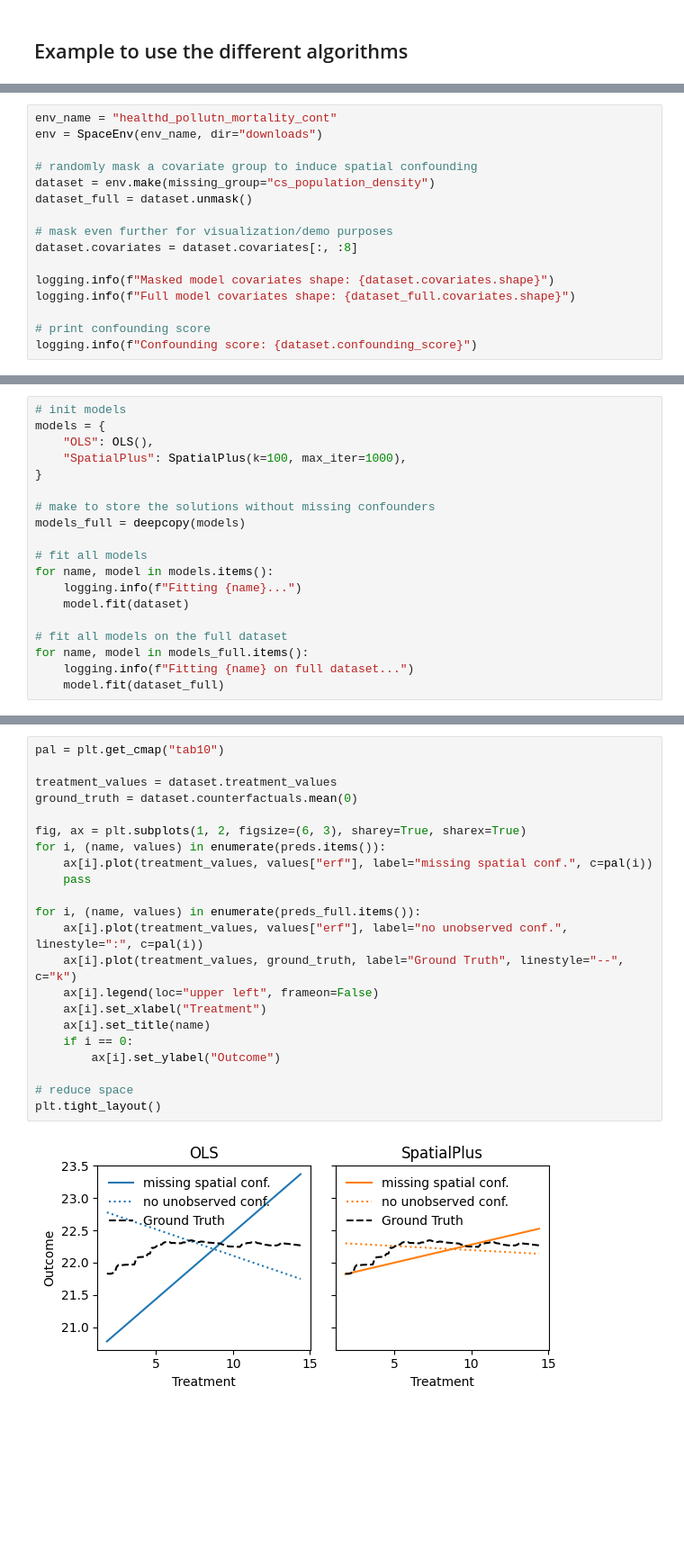
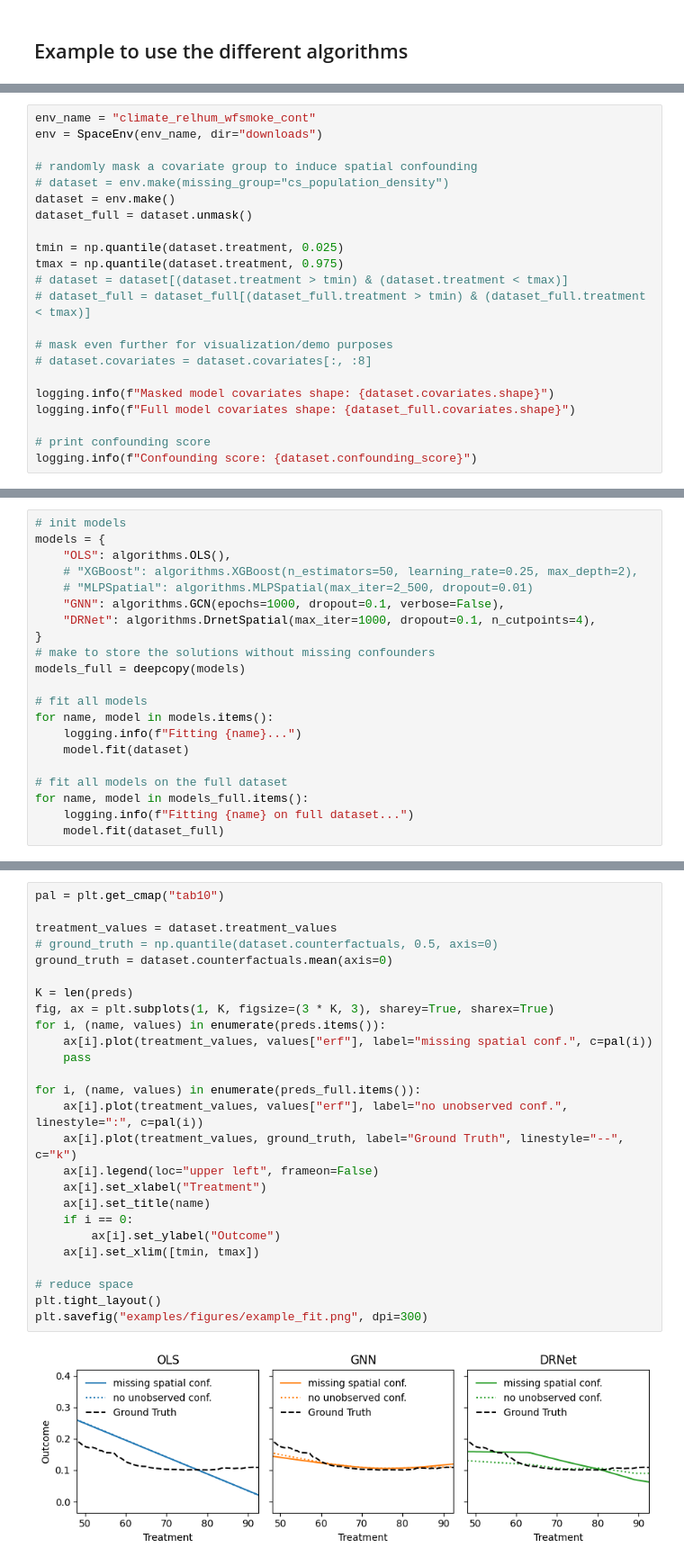
Before and after one commit to NSAPH-Projects/space, a Jupyter notebook: examples/example_fit.ipynb, the cells around one changed output, grey strips where cells are left out. Shown at 90% size. Cells and saved outputs as stored; diff of their text form; blank space fills up the shorter version.

Commit message:
Rerun benchmarks in examples with new datasets. Fixes #125

```diff
--- a/examples/example_fit.ipynb
+++ b/examples/example_fit.ipynb
@@ -26,13 +26,19 @@ random.seed(0)
 # %%
-env_name = "healthd_pollutn_mortality_cont"
+env_name = "climate_relhum_wfsmoke_cont"
 env = SpaceEnv(env_name, dir="downloads")
 
 # randomly mask a covariate group to induce spatial confounding
-dataset = env.make(missing_group="cs_population_density")
+# dataset = env.make(missing_group="cs_population_density")
+dataset = env.make()
 dataset_full = dataset.unmask()
 
+tmin = np.quantile(dataset.treatment, 0.025)
+tmax = np.quantile(dataset.treatment, 0.975)
+# dataset = dataset[(dataset.treatment > tmin) & (dataset.treatment < tmax)]
+# dataset_full = dataset_full[(dataset_full.treatment > tmin) & (dataset_full.treatment < tmax)]
+
 # mask even further for visualization/demo purposes
-dataset.covariates = dataset.covariates[:, :8]
+# dataset.covariates = dataset.covariates[:, :8]
 
 logging.info(f"Masked model covariates shape: {dataset.covariates.shape}")
 logging.info(f"Full model covariates shape: {dataset_full.covariates.shape}")
@@ -47,10 +53,12 @@ logging.info(f"Confounding score: {dataset.confounding_score}")
 # %%
 # init models
 models = {
-    "OLS": OLS(),
-    "SpatialPlus": SpatialPlus(k=100, max_iter=1000),
+    "OLS": algorithms.OLS(),
+    # "XGBoost": algorithms.XGBoost(n_estimators=50, learning_rate=0.25, max_depth=2),
+    # "MLPSpatial": algorithms.MLPSpatial(max_iter=2_500, dropout=0.01)
+    "GNN": algorithms.GCN(epochs=1000, dropout=0.1, verbose=False),
+    "DRNet": algorithms.DrnetSpatial(max_iter=1000, dropout=0.1, n_cutpoints=4),
 }
-
 # make to store the solutions without missing confounders
 models_full = deepcopy(models)
 
@@ -88,24 +134,28 @@ for name, model in models_full.items():
 # %%
 pal = plt.get_cmap("tab10")
 
 treatment_values = dataset.treatment_values
-ground_truth = dataset.counterfactuals.mean(0)
+# ground_truth = np.quantile(dataset.counterfactuals, 0.5, axis=0)
+ground_truth = dataset.counterfactuals.mean(axis=0)
 
-fig, ax = plt.subplots(1, 2, figsize=(6, 3), sharey=True, sharex=True)
+K = len(preds)
+fig, ax = plt.subplots(1, K, figsize=(3 * K, 3), sharey=True, sharex=True)
 for i, (name, values) in enumerate(preds.items()):
     ax[i].plot(treatment_values, values["erf"], label="missing spatial conf.", c=pal(i))
     pass
 
 for i, (name, values) in enumerate(preds_full.items()):
     ax[i].plot(treatment_values, values["erf"], label="no unobserved conf.", linestyle=":", c=pal(i))
     ax[i].plot(treatment_values, ground_truth, label="Ground Truth", linestyle="--", c="k")
     ax[i].legend(loc="upper left", frameon=False)
     ax[i].set_xlabel("Treatment")
     ax[i].set_title(name)
     if i == 0:
         ax[i].set_ylabel("Outcome")
+    ax[i].set_xlim([tmin, tmax])
 
 # reduce space
 plt.tight_layout()
+plt.savefig("examples/figures/example_fit.png", dpi=300)
 # %% [output]
-[figure, old version]
+[figure, new version]
```
Also changed, not shown: parts of 4 cells of this notebook, 14 other files.
